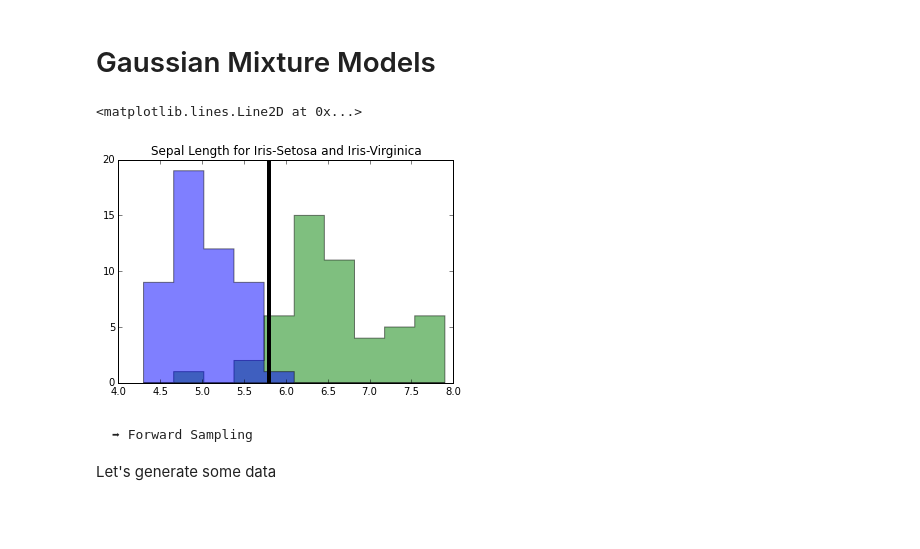
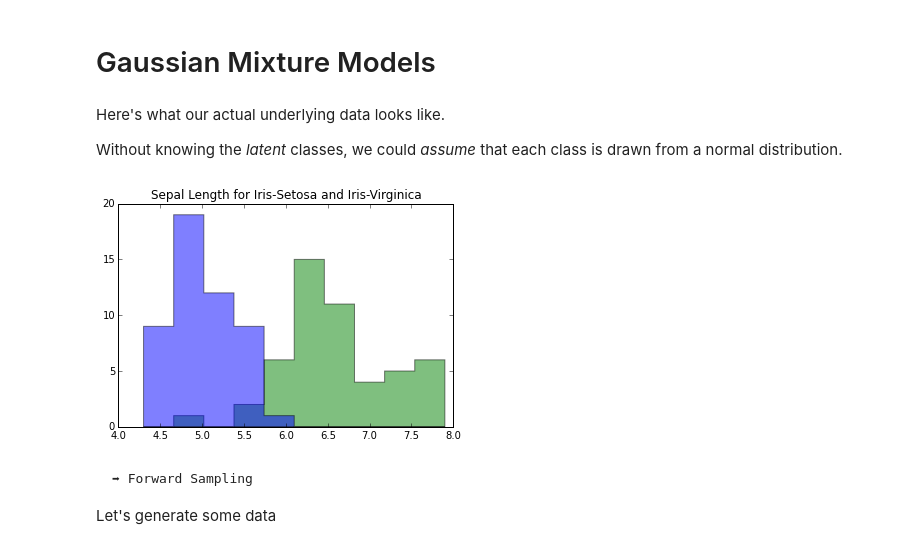
Before and after one commit to tdhopper/pydata-nyc-2015, a Jupyter notebook: topic-models-with-simulation.ipynb, the cells around one changed output. Saved outputs shown, nothing was run; the diff lists cells and outputs as text; code cells hidden in the pictures; blank space fills up the shorter version.

```diff
--- a/topic-models-with-simulation.ipynb
+++ b/topic-models-with-simulation.ipynb
@@ -87,12 +88,14 @@ plt.axvline(5.8, color='black', linewidth=4)
 [figure]
 # %% [markdown]
 # Gaussian Mixture Models
+# %% [markdown]
+Here's what our actual underlying data looks like.
+
+Without knowing the _latent_ classes, we could _assume_ that each class is drawn from a normal distribution.
 # %%
 plt.hist(**data2);_=plt.title(title)
-plt.axvline(5.8, color='black', linewidth=4)
 # %% [output]
-<matplotlib.lines.Line2D at 0x...>
-[figure, old version]
+[figure, new version]
 # %% [markdown]
     ➡ Forward Sampling
 
```
Also changed, not shown: parts of 29 cells of this notebook.
